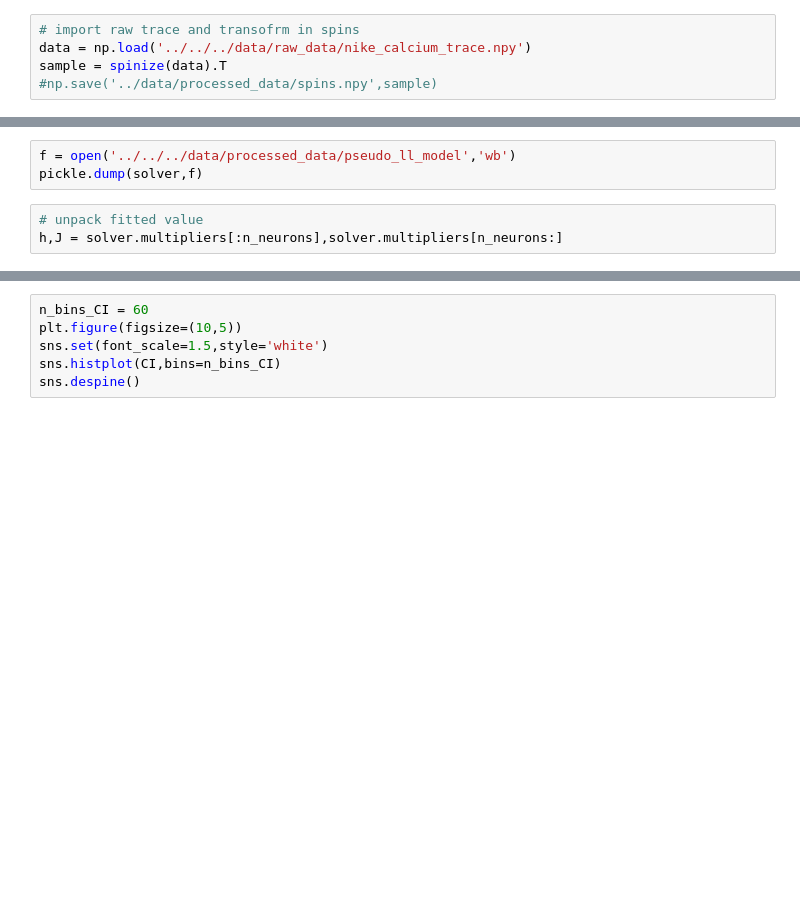
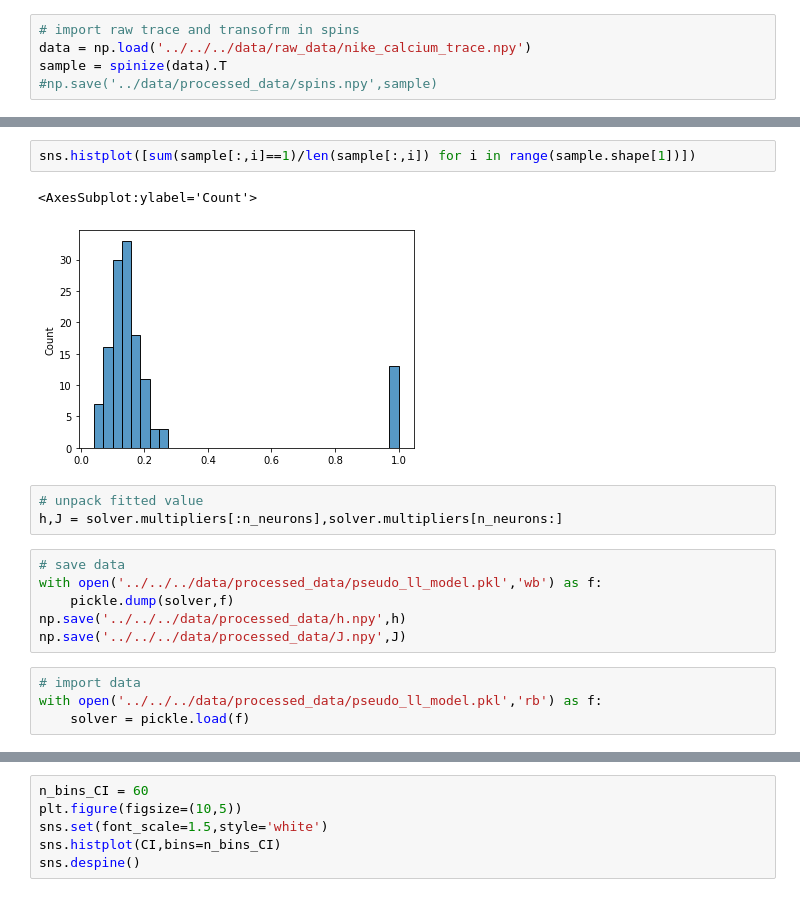
Before and after one commit to melisamc89/acc_network_analysis, a Jupyter notebook: davide/ising_inference.ipynb, the cells around one changed output, grey strips where cells are left out. Saved outputs shown, nothing was run; the diff lists cells and outputs as text; blank space fills up the shorter version.

```diff
--- a/davide/ising_inference.ipynb
+++ b/davide/ising_inference.ipynb
@@ -33,8 +37,20 @@ solver.solve();
-# %%
-f = open('../../../data/processed_data/pseudo_ll_model','wb')
-pickle.dump(solver,f)
+# %%
+sns.histplot([sum(sample[:,i]==1)/len(sample[:,i]) for i in range(sample.shape[1])])
+# %% [output]
+<AxesSubplot:ylabel='Count'>
+[figure, added]
 # %%
 # unpack fitted value
 h,J = solver.multipliers[:n_neurons],solver.multipliers[n_neurons:]
+# %%
+# save data
+with open('../../../data/processed_data/pseudo_ll_model.pkl','wb') as f:
+    pickle.dump(solver,f)
+np.save('../../../data/processed_data/h.npy',h)
+np.save('../../../data/processed_data/J.npy',J)
+# %%
+# import data
+with open('../../../data/processed_data/pseudo_ll_model.pkl','rb') as f:
+    solver = pickle.load(f)
 # %%
 # histograms of values
```
Also changed, not shown: parts of 10 cells of this notebook, 2 other files.
